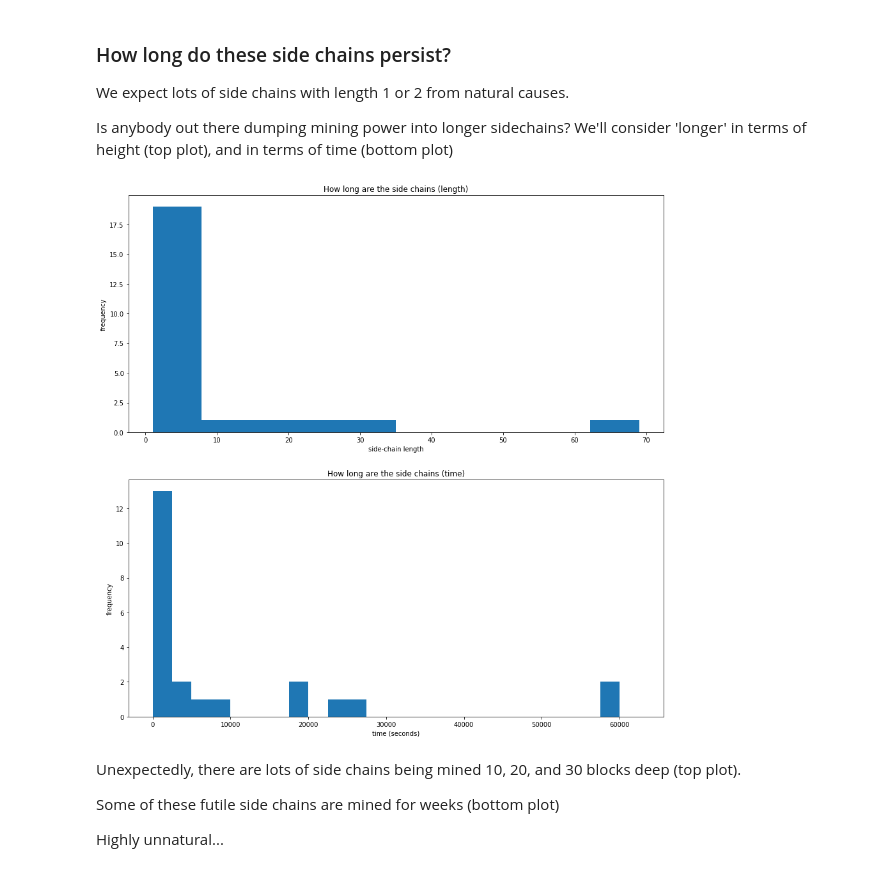
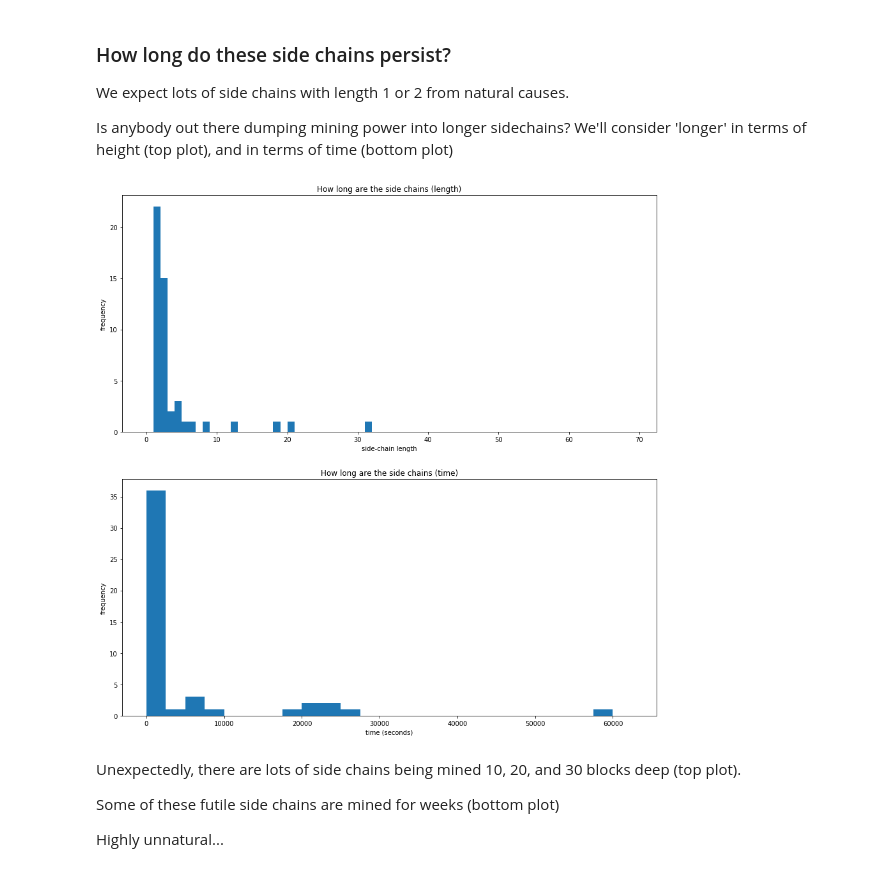
Before and after one commit to noncesense-research-lab/archival_network, a Jupyter notebook: analyses/altchain_temporal_study.ipynb, the cells around one changed output. Drawn from its saved outputs; the diff is of its cells as text; code cells hidden in the pictures.

Commit message:
Keep first mined block in side chains and use loc instead of multiple slicing

```diff
--- a/analyses/altchain_temporal_study.ipynb
+++ b/analyses/altchain_temporal_study.ipynb
@@ -137,3 +130,0 @@ A better approach would be to turn the rest of the values to NaNs (*to do*)
-# %%
-b0s = b0s[b0s.delta_height == 1]
-b1s = b1s[b1s.delta_height == 1]
@@ -139,0 +135,12 @@ b1s = b1s[b1s.delta_height == 1]
+# %%
+def mapper(x):
+    if x == 1:
+        return x
+    else:
+        return np.nan
+
+b0s.delta_height = b0s.delta_height.map(mapper, na_action='ignore')
+b0s.loc[b0s.delta_height.isnull(),('delta_time')] = np.nan
+b1s.delta_height = b1s.delta_height.map(mapper, na_action='ignore')
+b1s.loc[b1s.delta_height.isnull(),('delta_time')] = np.nan
+b1s.head(10)
@@ -161,7 +180,9 @@ b1s['side_chain_time'] = 0
 b1s['terminal_block']= 0 # is this the last block in the side-chain?
 
 b1s = b1s.reset_index()
-b1s.drop(['index','delta_height'], 1, inplace=True)
-b1s.side_chain_length[0] = 1 # since we don't know what preceded
-b1s.head()
+b1s.drop(['index'], 1, inplace=True)
+b1s.loc[0,('side_chain_length')] = 1 # since we don't know what preceded
+
+b1s.loc[b1s.delta_time.isnull(),('side_chain_length')] = 1 # first block in chain
+b1s.head(20)
 # %% [output]
@@ -187,24 +216,22 @@ side_chain_counter = 0
 
 # Loop over rows = blocks
 for index, row in b1s.iterrows():
-
-    this_row_val = b1s.side_chain_length[index] # extract current (dummy) label
-
     # If you want extra details:
     # print('index: ' + str(index) + ' this_row_val: ' + str(this_row_val))
 
     # Check whether this is the first block in the chain, or further down
-    if this_row_val > 1:
+    if str(row['delta_height']) == 'nan':
         # first block in the side-chain
-        b1s.side_chain_length[index] = 1
-        b1s.terminal_block[index-1] = 1 # if this is the first block, the last one was terminal on the previous chain
-        side_chain_counter = side_chain_counter + 1 # increment the counter
-        b1s.side_chain_ID[index] = side_chain_counter # mark the counter
+        b1s.loc[index,('side_chain_length')] = 1
+        b1s.loc[max(0,index-1),('terminal_block')] = 1 # if this is the first block, the last one was terminal on the previous chain
+        side_chain_counter += 1 # increment the counter
+        b1s.loc[index,('side_chain_ID')] = side_chain_counter # mark the counter
     else:
         # subsequent block
         if index > 0:
-            b1s.side_chain_length[index] = b1s.side_chain_length[index-1]+1
+            b1s.loc[index, ('side_chain_length')] = b1s.side_chain_length[index-1]+1
             delta_t_seconds = b1s.block_time[index] - b1s.block_time[index-1]
-            b1s.side_chain_time[index] = b1s.side_chain_time[index-1] + delta_t_seconds
-            b1s.side_chain_ID[index] = side_chain_counter
+            b1s.loc[index, ('side_chain_time')] = b1s.side_chain_time[index-1] + delta_t_seconds
+            b1s.loc[index, ('side_chain_ID')] = side_chain_counter
+b1s.head(20)
 # %% [output]
@@ -299,19 +323,19 @@ Is anybody out there dumping mining power into longer sidechains? We'll consider
 # %%
 fig = plt.figure(figsize=(15,15))
 ax1 = fig.add_subplot(211)
 ax1.set_xlabel('side-chain length')
 ax1.set_ylabel('frequency')
 ax1.set_title('How long are the side chains (length)')
-plt.hist(b1s.side_chain_length[b1s.terminal_block==1])
+plt.hist(b1s.side_chain_length[b1s.terminal_block==1], bins = range(0,70))
 
 ax2 = fig.add_subplot(212)
 plt.hist(b1s.side_chain_time[b1s.terminal_block==1],bins=range(0,65000,2500))
 ax2.set_xlabel('time (seconds)')
 ax2.set_ylabel('frequency')
 ax2.set_title('How long are the side chains (time)')
 pass
 # %% [output]
-[figure, old version]
+[figure, new version]
 # %% [markdown]
 Unexpectedly, there are lots of side chains being mined 10, 20, and 30 blocks deep (top plot).
 
```
Also changed, not shown: parts of 13 cells of this notebook.
